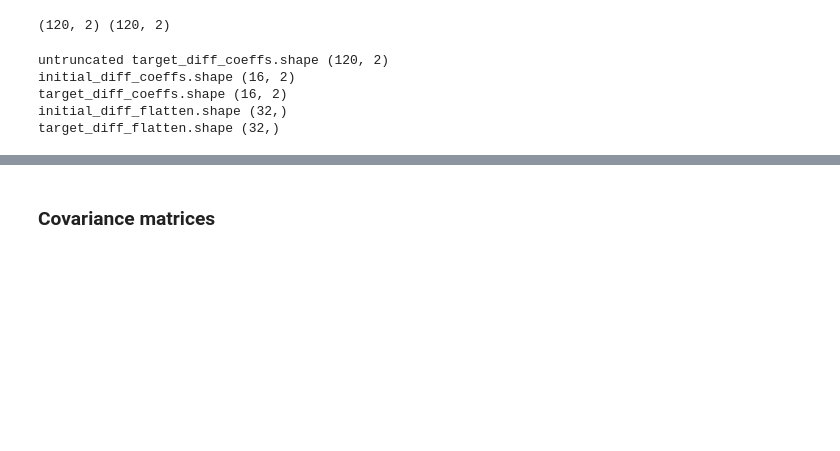
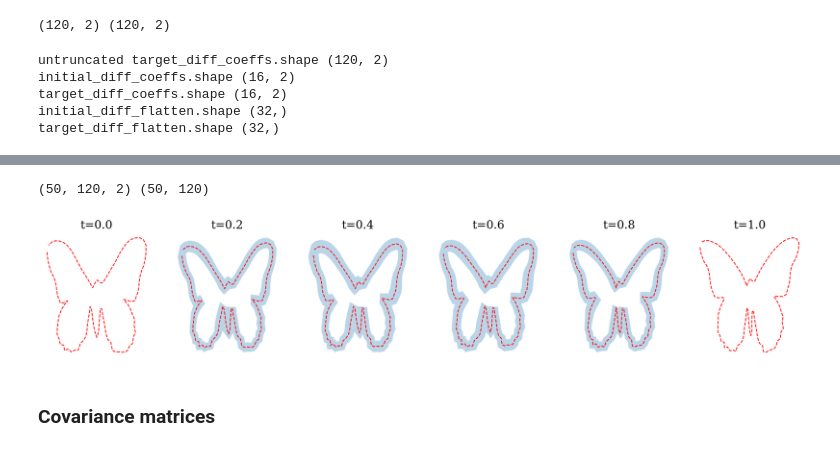
Before and after one commit to libbylbaker/infsdebridge, a Jupyter notebook: sdebridge/notebooks/plot_figures.ipynb, the cells around one changed output, grey strips where cells are left out. Saved outputs shown, nothing was run; the diff lists cells and outputs as text; code cells hidden in the pictures; blank space fills up the shorter version.

```diff
--- a/sdebridge/notebooks/plot_figures.ipynb
+++ b/sdebridge/notebooks/plot_figures.ipynb
@@ -274,3 +316,45 @@ fig.savefig("../figures/unconditional_trajs_different_sigma.pdf", dpi=150)
+# %%
+backward_traj_mean = jnp.mean(backward_traj, axis=0)
+backward_traj_std = jnp.std(backward_traj, axis=0)
+backward_traj_err = jnp.sqrt(backward_traj_std[..., 0]**2 + backward_traj_std[..., 1]**2)
+print(backward_traj_mean.shape, backward_traj_err.shape)
+
+def draw_error_band(ax, x, y, err, **kwargs):
+    # Calculate normals via centered finite differences (except the first point
+    # which uses a forward difference and the last point which uses a backward
+    # difference).
+    dx = np.concatenate([[x[1] - x[0]], x[2:] - x[:-2], [x[-1] - x[-2]]])
+    dy = np.concatenate([[y[1] - y[0]], y[2:] - y[:-2], [y[-1] - y[-2]]])
+    l = np.hypot(dx, dy)
+    nx = dy / l
+    ny = -dx / l
+
+    # end points of errors
+    xp = x + nx * err
+    yp = y + ny * err
+    xn = x - nx * err
+    yn = y - ny * err
+
+    vertices = np.block([[xp, xn[::-1]],
+                         [yp, yn[::-1]]]).T
+    codes = np.full(len(vertices), Path.LINETO)
+    codes[0] = codes[len(xp)] = Path.MOVETO
+    path = Path(vertices, codes)
+    ax.add_patch(PathPatch(path, **kwargs))
+
+fig, ax = plt.subplots(1, 6, figsize=(24, 4))
+for i in range(6):
+    ax[i].plot(backward_traj_mean[i*10, :, 0], backward_traj_mean[i*10, :, 1], color='r', linestyle='--')
+    draw_error_band(ax[i], backward_traj_mean[i*10, :, 0], backward_traj_mean[i*10, :, 1], backward_traj_err[i*10, :], edgecolor='none', alpha=0.3)
+    ax[i].set_title(fr"t={i*0.2:.1f}", fontsize=20, fontfamily='serif')
+    ax[i].set_xticks([])
+    ax[i].set_yticks([])
+    ax[i].set_frame_on(False)
+
+# fig.savefig("../figures/bridge_visualization_error_band.png", dpi=100, bbox_inches='tight')
+# %% [output]
+(50, 120, 2) (50, 120)
+[figure, added]
 # %% [markdown]
 ### Covariance matrices
 # %%
```
Also changed, not shown: parts of 7 cells of this notebook.
